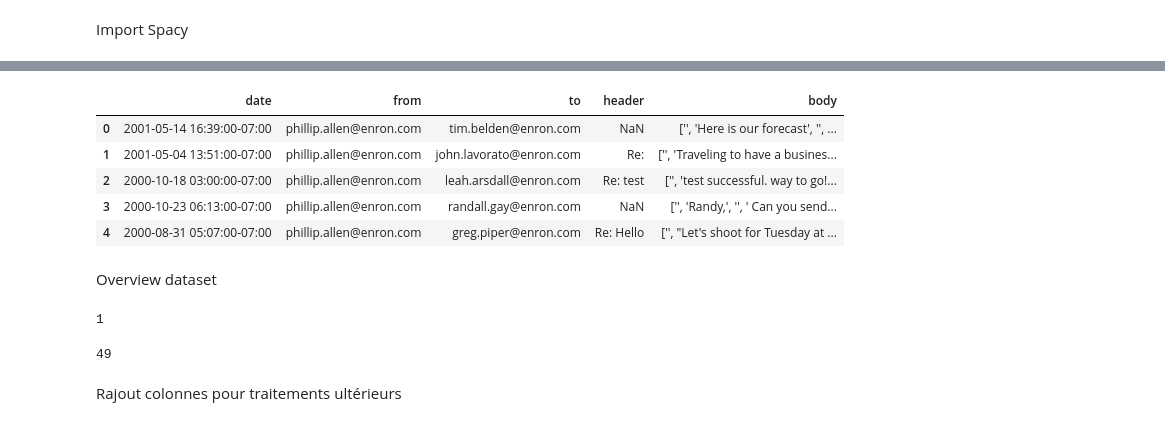
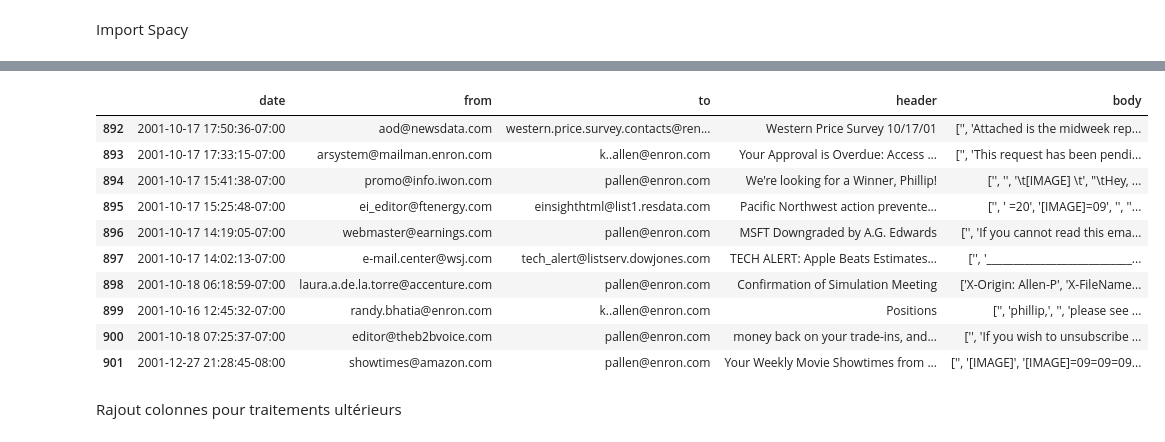
Before and after one commit to franckglastre/NLP-Datascientest, a Jupyter notebook: Projet Py_Easymail DataScientest.IPYNB, the cells around one changed output, grey strips where cells are left out. Cells and saved outputs as stored; diff of their text form; code cells hidden in the pictures.

```diff
--- a/Projet Py_Easymail DataScientest.IPYNB
+++ b/Projet Py_Easymail DataScientest.IPYNB
@@ -81,27 +81,20 @@ punctuation=punctuation+ '\n'
 # %%
 import pandas as pd
 # Pour limiter les temps de calcul on travaille uniquement sur les 'nrows' premiers mails
-df_emails = pd.read_csv("/content/drive/MyDrive/Datascientest/Projet PY_email Datascientest/Data/Enron Cleaned Data/enron_unique_1000.csv", nrows=101)
-df_emails.head()
+df_emails = pd.read_csv("/content/drive/MyDrive/Datascientest/Projet PY_email Datascientest/Data/Enron Cleaned Data/enron_unique_1000.csv", nrows=902)
+df_emails.tail(10)
 # %% [output]
 |  | date | from | to | header | body |
-| 0 | 2001-05-14 16:39:00-07:00 | phillip.allen@enron.com | tim.belden@enron.com | NaN | ['', 'Here is our forecast', '', ... |
-| 1 | 2001-05-04 13:51:00-07:00 | phillip.allen@enron.com | john.lavorato@enron.com | Re: | ['', 'Traveling to have a busines... |
-| 2 | 2000-10-18 03:00:00-07:00 | phillip.allen@enron.com | leah.arsdall@enron.com | Re: test | ['', 'test successful. way to go!... |
-| 3 | 2000-10-23 06:13:00-07:00 | phillip.allen@enron.com | randall.gay@enron.com | NaN | ['', 'Randy,', '', ' Can you send... |
-| 4 | 2000-08-31 05:07:00-07:00 | phillip.allen@enron.com | greg.piper@enron.com | Re: Hello | ['', "Let's shoot for Tuesday at ... |
+| 892 | 2001-10-17 17:50:36-07:00 | aod@newsdata.com | western.price.survey.contacts@ren... | Western Price Survey 10/17/01 | ['', 'Attached is the midweek rep... |
+| 893 | 2001-10-17 17:33:15-07:00 | arsystem@mailman.enron.com | k..allen@enron.com | Your Approval is Overdue: Access ... | ['', 'This request has been pendi... |
+| 894 | 2001-10-17 15:41:38-07:00 | promo@info.iwon.com | pallen@enron.com | We're looking for a Winner, Phillip! | ['', '', '\t[IMAGE] \t', "\tHey, ... |
+| 895 | 2001-10-17 15:25:48-07:00 | ei_editor@ftenergy.com | einsighthtml@list1.resdata.com | Pacific Northwest action prevente... | ['', ' =20', '[IMAGE]=09', '', ''... |
+| 896 | 2001-10-17 14:19:05-07:00 | webmaster@earnings.com | pallen@enron.com | MSFT Downgraded by A.G. Edwards | ['', 'If you cannot read this ema... |
+| 897 | 2001-10-17 14:02:13-07:00 | e-mail.center@wsj.com | tech_alert@listserv.dowjones.com | TECH ALERT: Apple Beats Estimates... | ['', '___________________________... |
+| 898 | 2001-10-18 06:18:59-07:00 | laura.a.de.la.torre@accenture.com | pallen@enron.com | Confirmation of Simulation Meeting | ['X-Origin: Allen-P', 'X-FileName... |
+| 899 | 2001-10-16 12:45:32-07:00 | randy.bhatia@enron.com | k..allen@enron.com | Positions | ['', 'phillip,', '', 'please see ... |
+| 900 | 2001-10-18 07:25:37-07:00 | editor@theb2bvoice.com | pallen@enron.com | money back on your trade-ins, and... | ['', 'If you wish to unsubscribe ... |
+| 901 | 2001-12-27 21:28:45-08:00 | showtimes@amazon.com | pallen@enron.com | Your Weekly Movie Showtimes from ... | ['', '[IMAGE]', '[IMAGE]=09=09=09... |
-# %% [markdown]
-Overview dataset
-# %%
-# nbre d'expéditeurs distincts
-len(df_emails['from'].unique())
-# %% [output]
-1
-# %%
-# nbre de destinataires distincts
-len(df_emails['to'].unique())
-# %% [output]
-49
 # %% [markdown]
 Rajout colonnes pour traitements ultérieurs
 # %%
```
Also changed, not shown: parts of 33 cells of this notebook, 2 other files.
